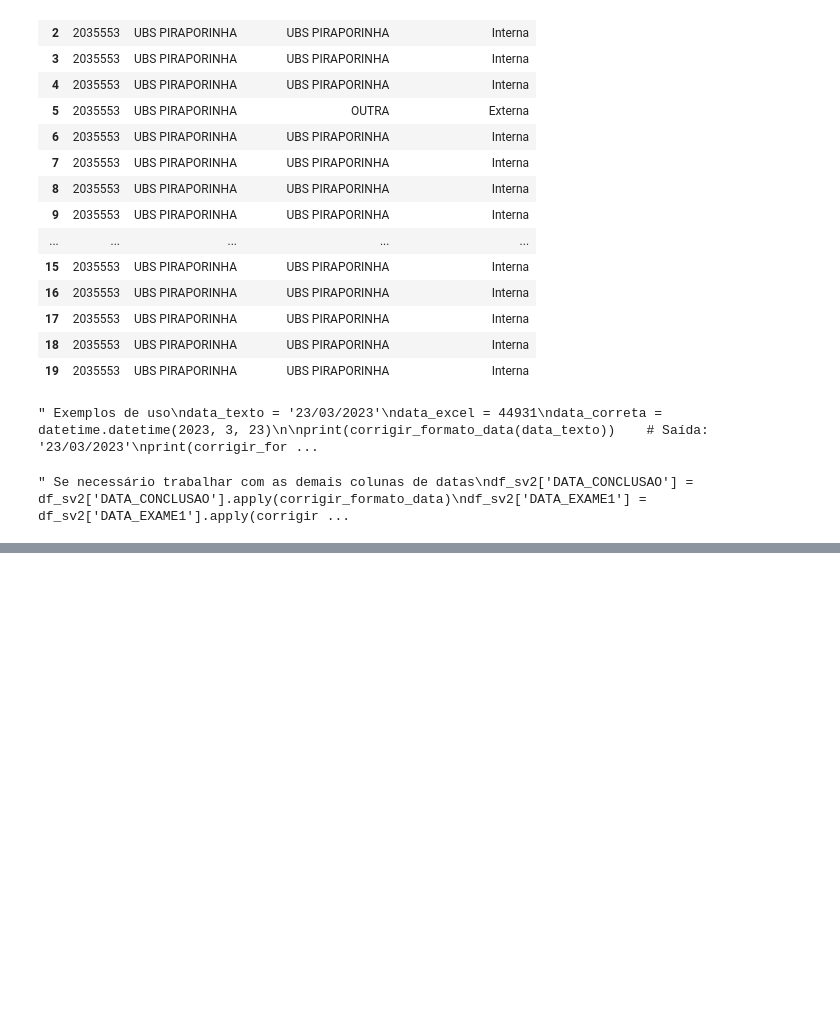
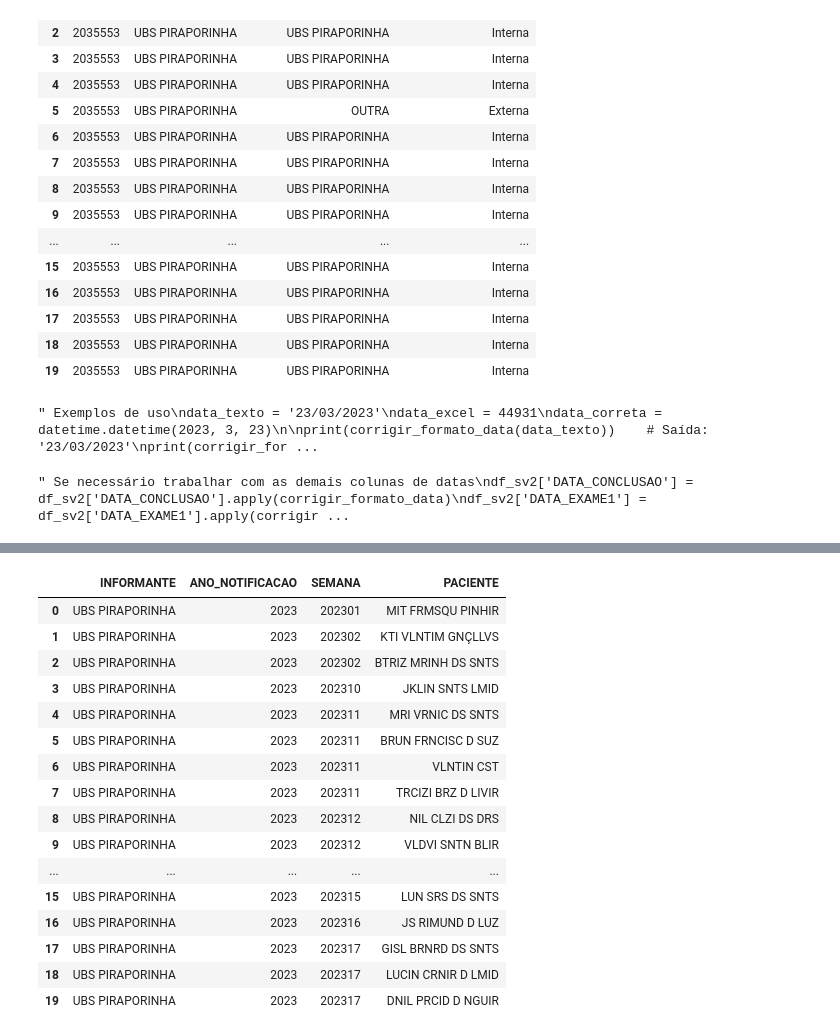
Before and after one commit to jaquelinalbuquerque/projeto-epidemio, a Jupyter notebook: projeto_epidemiosv2.ipynb, the cells around one changed output, grey strips where cells are left out. Cells and saved outputs as stored; diff of their text form; code cells hidden in the pictures; blank space fills up the shorter version.

```diff
--- a/projeto_epidemiosv2.ipynb
+++ b/projeto_epidemiosv2.ipynb
@@ -251,0 +235,27 @@ df_sv2.head(20)[["INFORMANTE", "PACIENTE", "DATA_NOTIFICACAO", "NASCIMENTO", "DA
+# %%
+# 6. Alterar valor da coluna SEMANA para ano+semana
+# Primeiro, manter apenas os dois dígitos numéricos da coluna SEMANA
+df_sv2['SEMANA'] = df_sv2['SEMANA'].str.extract(r'(\d{2})')
+
+# concatenar os dois dígitos da coluna SEMANA com a coluna ANO_NOTIFICACAO
+df_sv2['SEMANA'] = df_sv2['ANO_NOTIFICACAO'].astype(str) + df_sv2['SEMANA'].astype(str).str.zfill(2)
+
+df_sv2.head(20)[['INFORMANTE', 'ANO_NOTIFICACAO', 'SEMANA', 'PACIENTE']]
+# %% [output]
+|  | INFORMANTE | ANO_NOTIFICACAO | SEMANA | PACIENTE |
+| 0 | UBS PIRAPORINHA | 2023 | 202301 | MIT FRMSQU PINHIR |
+| 1 | UBS PIRAPORINHA | 2023 | 202302 | KTI VLNTIM GNÇLLVS |
+| 2 | UBS PIRAPORINHA | 2023 | 202302 | BTRIZ MRINH DS SNTS |
+| 3 | UBS PIRAPORINHA | 2023 | 202310 | JKLIN SNTS LMID |
+| 4 | UBS PIRAPORINHA | 2023 | 202311 | MRI VRNIC DS SNTS |
+| 5 | UBS PIRAPORINHA | 2023 | 202311 | BRUN FRNCISC D SUZ |
+| 6 | UBS PIRAPORINHA | 2023 | 202311 | VLNTIN CST |
+| 7 | UBS PIRAPORINHA | 2023 | 202311 | TRCIZI BRZ D LIVIR |
+| 8 | UBS PIRAPORINHA | 2023 | 202312 | NIL CLZI DS DRS |
+| 9 | UBS PIRAPORINHA | 2023 | 202312 | VLDVI SNTN BLIR |
+| ... | ... | ... | ... | ... |
+| 15 | UBS PIRAPORINHA | 2023 | 202315 | LUN SRS DS SNTS |
+| 16 | UBS PIRAPORINHA | 2023 | 202316 | JS RIMUND D LUZ |
+| 17 | UBS PIRAPORINHA | 2023 | 202317 | GISL BRNRD DS SNTS |
+| 18 | UBS PIRAPORINHA | 2023 | 202317 | LUCIN CRNIR D LMID |
+| 19 | UBS PIRAPORINHA | 2023 | 202317 | DNIL PRCID D NGUIR |
```
Also changed, not shown: parts of 11 cells of this notebook.
